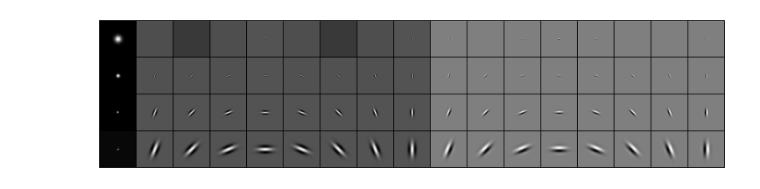
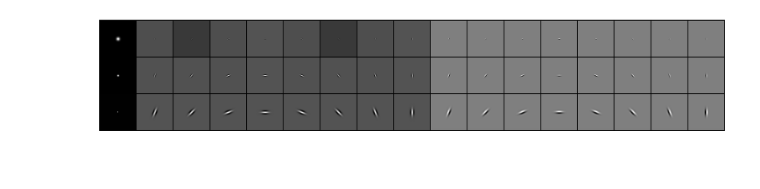
Before and after one commit to EdoardoGrassi/xai-binary-classification, a Jupyter notebook: compare_filters.ipynb, the cells around one changed output. Drawn from its saved outputs; the diff is of its cells as text; code cells hidden in the pictures; blank space fills up the shorter version.

```diff
--- a/compare_filters.ipynb
+++ b/compare_filters.ipynb
@@ -1,5 +1,6 @@
 # %%
 SHAPE = (1, 100, 100)
+N_FOLDS: int = 5
 # %%
 from pathlib import Path
 
@@ -11,7 +12,6 @@ from models import ConvNet
 
 
 def plot_conv_filters(ax: plt.Axes, tensor: tc.Tensor):
-    # see https://stackoverflow.com/questions/55594969/how-to-visualise-filters-in-a-cnn-with-pytorch
     assert tensor is not None
 
     n, c, w, h = tensor.shape
@@ -24,20 +24,13 @@ def plot_conv_filters(ax: plt.Axes, tensor: tc.Tensor):
     ax.axis("off")
 
 
-model = ConvNet(shape=SHAPE)
-for fold in range(5):
+convnet = ConvNet(shape=SHAPE)
+fig, axes = plt.subplots(nrows=N_FOLDS, figsize=(5, 7))
+for fold, ax in enumerate(axes):
     convnet_checkpoint_path = Path("weights/", f"convnet_fold{fold}_last.pt")
-    model.load_state_dict(tc.load(convnet_checkpoint_path))
+    convnet.load_state_dict(tc.load(convnet_checkpoint_path))
+    plot_conv_filters(ax, convnet.conv0.weight)
 
-    # fig, axs = plt.subplots(ncols=3)
-    # plot weights of convolutional layers
-    # layers = [model.conv0, model.conv1, model.conv2]
-    # for ax, layer in zip(axs, layers):
-    #     ax.set_title(layer._get_name())
-    #     plot_conv_filters(ax, layer.weight)
-
-    fig, ax = plt.subplots()
-    ax.set_title(f"Fold {fold}")
-    plot_conv_filters(ax, model.conv0.weight)
-    fig.set_tight_layout(True)
+plt.tight_layout()
+plt.savefig(f"images/{convnet.name}_filters.png")
 # %% [output]
@@ -249,14 +238,14 @@ plt.rc("font", family="serif")
 
 outdir = Path("images/")
 
-model = ScatNet(shape=SHAPE)
-phis, psis = model.features.load_filters()
+scatnet = ScatNet(shape=SHAPE)
+phis, psis = scatnet.features.load_filters()
 
 fb: Final = filter_bank(
-    M=model.features.shape[0],
-    N=model.features.shape[1],
-    J=4, #model.features.J,
-    L=model.features.L,
+    M=scatnet.features.shape[0],
+    N=scatnet.features.shape[1],
+    J=scatnet.features.J,
+    L=scatnet.features.L,
 )
 phis, psis = fb["phi"], fb["psi"]
 
@@ -272,33 +261,33 @@ phis, psis = fb["phi"], fb["psi"]
 # # f = plt.figure()
 # plot_wavelet_functions(subfigs[1], subfigs[2], psis)
 # # fig1.show()
 # # fig1.savefig('report/images/scatnet-wavelet-filters.png')
 # subfigs[1].subplots_adjust(wspace=0, hspace=0)
 # #f.set_aspect('equal')
 # mainfig.savefig(outdir / 'scatnet-filters.png')
 
 fig, ax = plt.subplots(figsize=(20, 10))
 sreal = extract_s_func(phis)
 wreal = extract_w_real(psis)
 wimag = extract_w_imag(psis)
 # print(*[x.shape for x in sreal])
 # print(*[x.shape for x in wreal])
 # print(*[x.shape for x in wimag])
 filters = []
 angles = len(set([f["theta"] for f in psis]))
 for i in range(len(sreal)):
     filters.append(sreal[i])
     filters.extend(wreal[i * angles : (i + 1) * angles])
     filters.extend(wimag[i * angles : (i + 1) * angles])
 
 grid = torchvision.utils.make_grid(
     filters, nrow=1 + 2 * angles, normalize=True, scale_each=True
 )
 ax.imshow(grid.numpy().transpose(1, 2, 0), cmap="gray")
 # ax.set_title(r"scaling function $\phi$ and wavelet $\Re(\psi)$ and $\Im(\psi)$")
 ax.axis("off")
 fig.set_tight_layout(True)
 # %% [output]
-[figure, old version]
+[figure, new version]
 # %%
 L: int = 8
```
Also changed, not shown: parts of 2 cells of this notebook, 18 other files.
